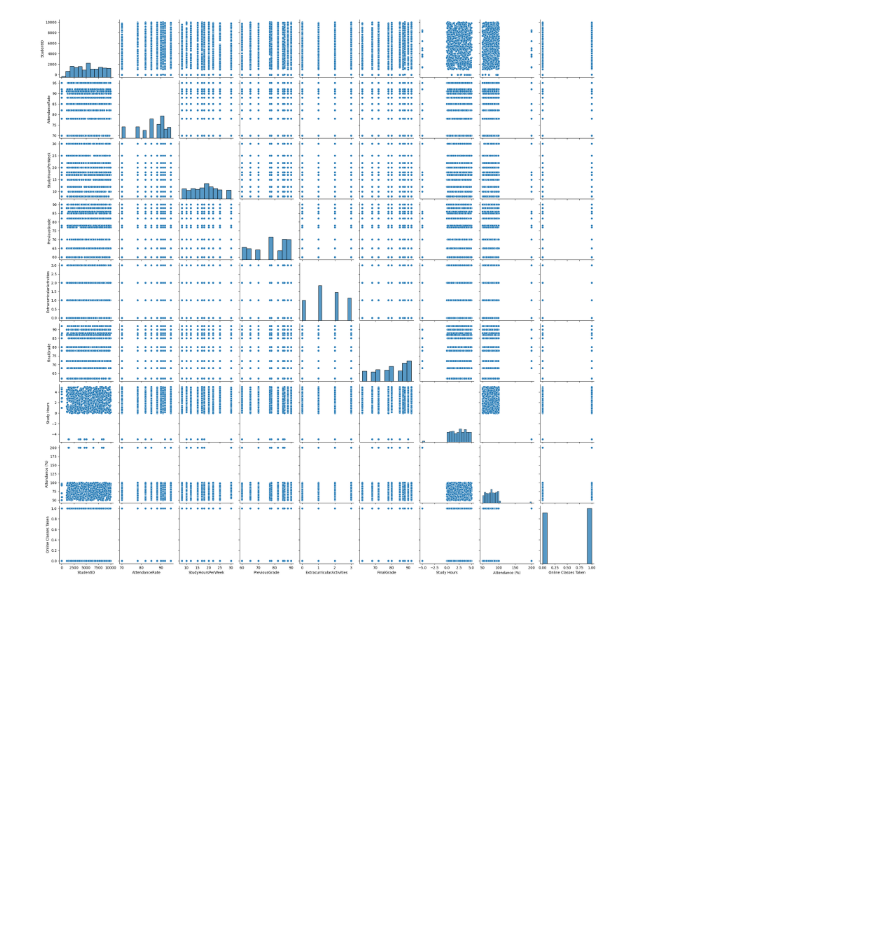
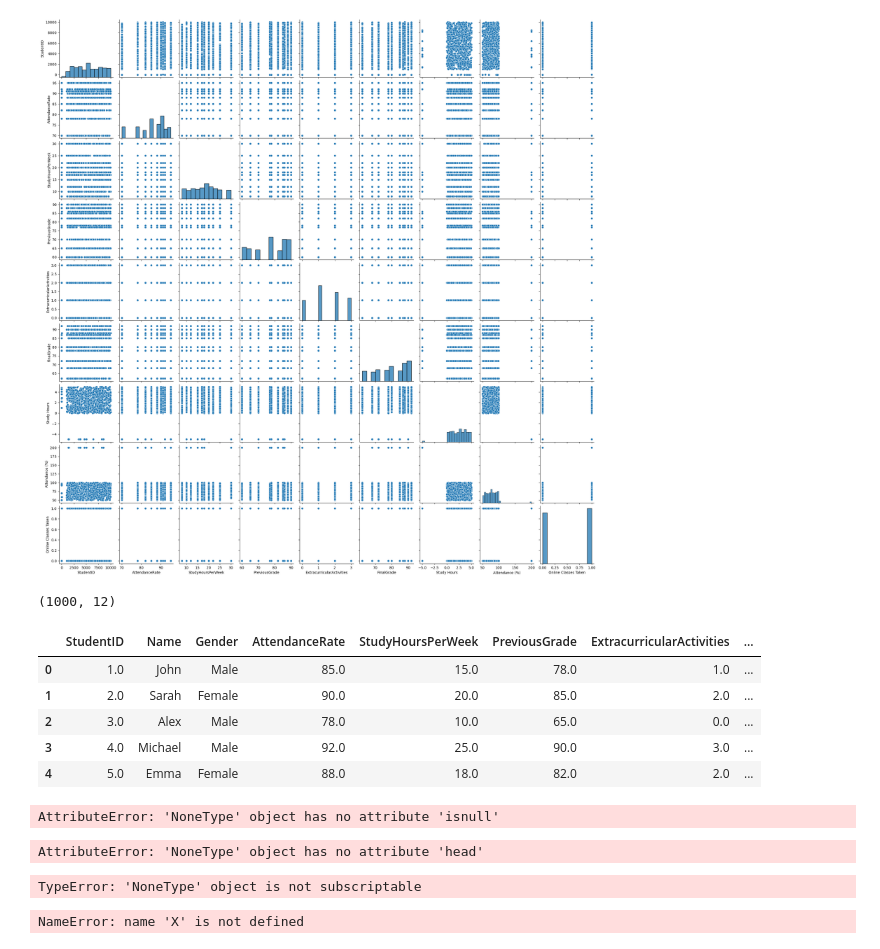
Before and after one commit to Saugatpdsn/Student-Performance-Prediction-ML-Fundamental-, a Jupyter notebook: student_performance_prediction.ipynb, the cells around one changed output. Saved outputs shown, nothing was run; the diff lists cells and outputs as text; code cells hidden in the pictures; blank space fills up the shorter version.

Commit message:
error occuring

```diff
--- a/student_performance_prediction.ipynb
+++ b/student_performance_prediction.ipynb
@@ -154,3 +154,45 @@ sns.pairplot(df)
 plt.show()
 # %% [output]
 [figure]
+# %%
+df.shape
+# %% [output]
+(1000, 12)
+# %%
+df.drop_duplicates(inplace=True)
+# %%
+df.shape
+df.head()
+# %% [output]
+|  | StudentID | Name | Gender | AttendanceRate | StudyHoursPerWeek | PreviousGrade | ExtracurricularActivities | ... |
+| 0 | 1.0 | John | Male | 85.0 | 15.0 | 78.0 | 1.0 | ... |
+| 1 | 2.0 | Sarah | Female | 90.0 | 20.0 | 85.0 | 2.0 | ... |
+| 2 | 3.0 | Alex | Male | 78.0 | 10.0 | 65.0 | 0.0 | ... |
+| 3 | 4.0 | Michael | Male | 92.0 | 25.0 | 90.0 | 3.0 | ... |
+| 4 | 5.0 | Emma | Female | 88.0 | 18.0 | 82.0 | 2.0 | ... |
+# %%
+df.isnull().sum()
+df = df.drop(columns=['StudentID'],inplace=True)
+# %% [output]
+AttributeError: 'NoneType' object has no attribute 'isnull'
+# %%
+df.head()
+# %% [output]
+AttributeError: 'NoneType' object has no attribute 'head'
+# %%
+from sklearn.preprocessing import LabelEncoder
+
+le = LabelEncoder()
+for col in cat_cols:
+    df[col] = le.fit_transform(df[col])
+# %% [output]
+TypeError: 'NoneType' object is not subscriptable
+# %%
+from sklearn.feature_selection import RFE
+from sklearn.linear_model import LinearRegression
+
+model = LinearRegression()
+rfe = RFE(model, n_features_to_select=4)
+rfe.fit(X, y)
+# %% [output]
+NameError: name 'X' is not defined
```
